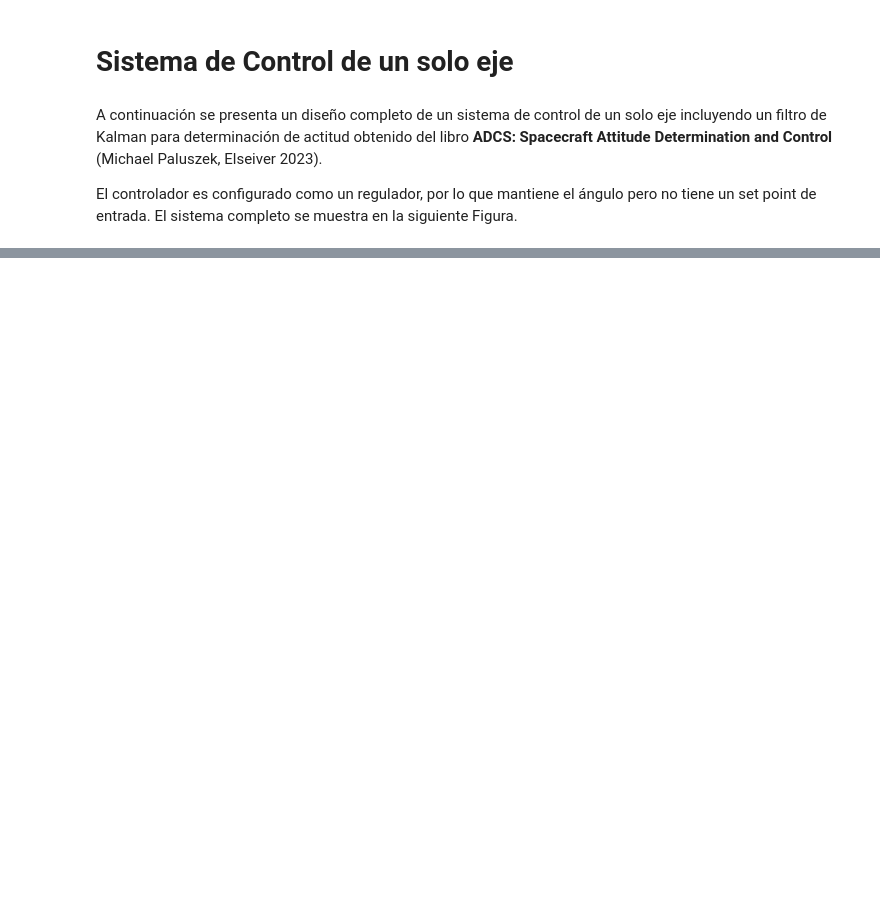
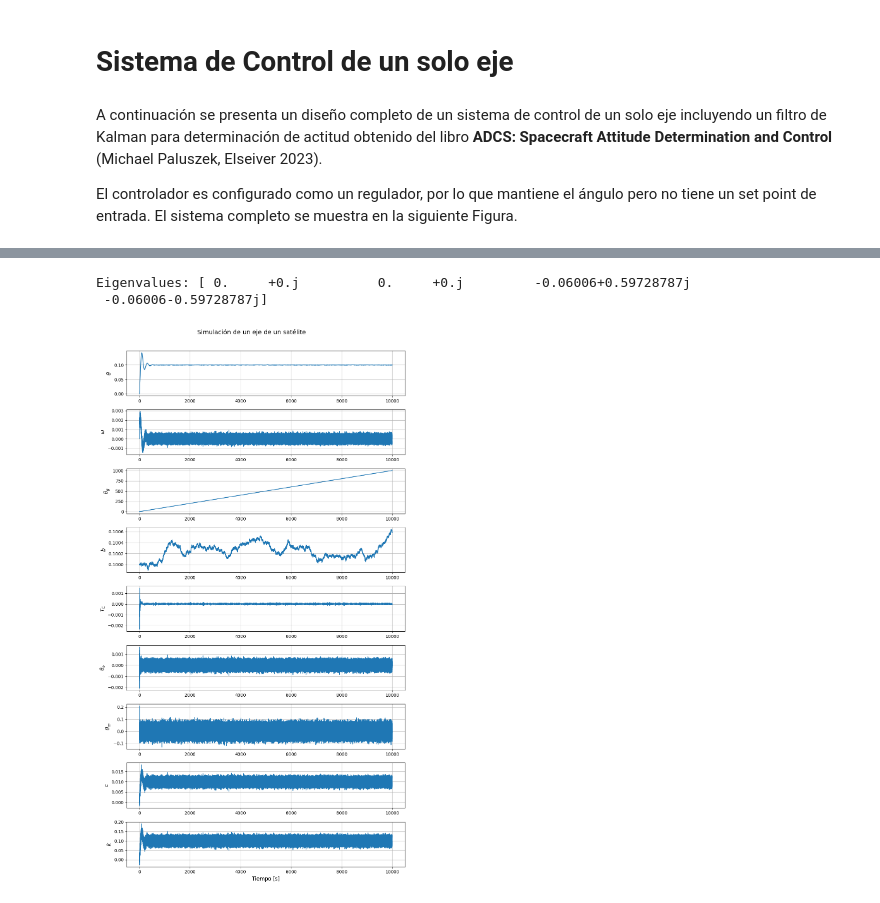
Before and after one commit to FacuBelisario/Tesis-MSE, a Jupyter notebook: single_axis_control.ipynb, the cells around one changed output, grey strips where cells are left out. Cells and saved outputs as stored; diff of their text form; code cells hidden in the pictures; blank space fills up the shorter version.

```diff
--- a/single_axis_control.ipynb
+++ b/single_axis_control.ipynb
@@ -59,0 +66,30 @@ sigM = 0.01 # Ruido de medición
+# %%
+# %% Cálculo de los valores propios
+gamma = dRHS['inertiaJ'] * dRHS['inertia'] / (dRHS['inertiaJ'] + dRHS['inertia'])
+a = np.array([
+    [0, 0, 1, 0],
+    [0, 0, 0, 1],
+    [0, dRHS['k'] / dRHS['inertia'], 0, dRHS['c'] / dRHS['inertia']],
+    [0, -dRHS['k'] / gamma, 0, -dRHS['c'] / gamma]
+])
+print("Eigenvalues:", np.linalg.eigvals(a))
+# %% [output]
+Eigenvalues: [ 0.     +0.j          0.     +0.j         -0.06006+0.59728787j
+ -0.06006-0.59728787j]
+# %%
+# %% Filtro de Kalman
+dT = 0.01
+p = np.diag([0.001, 0.0001]) # Covarianza inicial
+q = 0.01 * p # Covarianza del modelo
+dkF = {
+    'p': p,
+    'q': q,
+    'r': sigM**2,
+    'thetaE': 0,
+    'xE': np.array([0, 0]),
+    'a': np.array([[0, dT], [0, 0]]),
+    'b': np.array([dT, 0]),
+    'h': np.array([1, 0]),
+    'thetaGO1d': 0,
+    'dT': dT
+}
@@ -59,0 +154,24 @@ sigM = 0.01 # Ruido de medición
+# %%
+# %% Gráficos
+def time_history(t, xP, yL, title_text):
+  n_vars = xP.shape[0]
+  plt.figure(figsize=(10, 2 * n_vars))
+  for i in range(n_vars):
+    plt.subplot(n_vars, 1, i + 1)
+    plt.plot(t, xP[i, :], linewidth=1.5)
+    plt.ylabel(yL[i], fontsize=12)
+    plt.grid()
+  plt.xlabel('Tiempo [s]', fontsize=12)
+  plt.suptitle(title_text, fontsize=14)
+  plt.tight_layout(rect=[0, 0, 1, 0.97])
+  plt.show()
+
+t = np.arange(0, n * dT, dT)
+yL = [
+      '$\\theta$', '$\\omega$', '$\\theta_g$', '$b$', '$T_C$',
+      '$\\theta_e$', '$\\theta_m$', '$c$', '$k$'
+  ]
+
+time_history(t, xP, yL, 'Simulación de un eje de un satélite')
+# %% [output]
+[figure, added]
```
Also changed, not shown: parts of 7 cells of this notebook.
